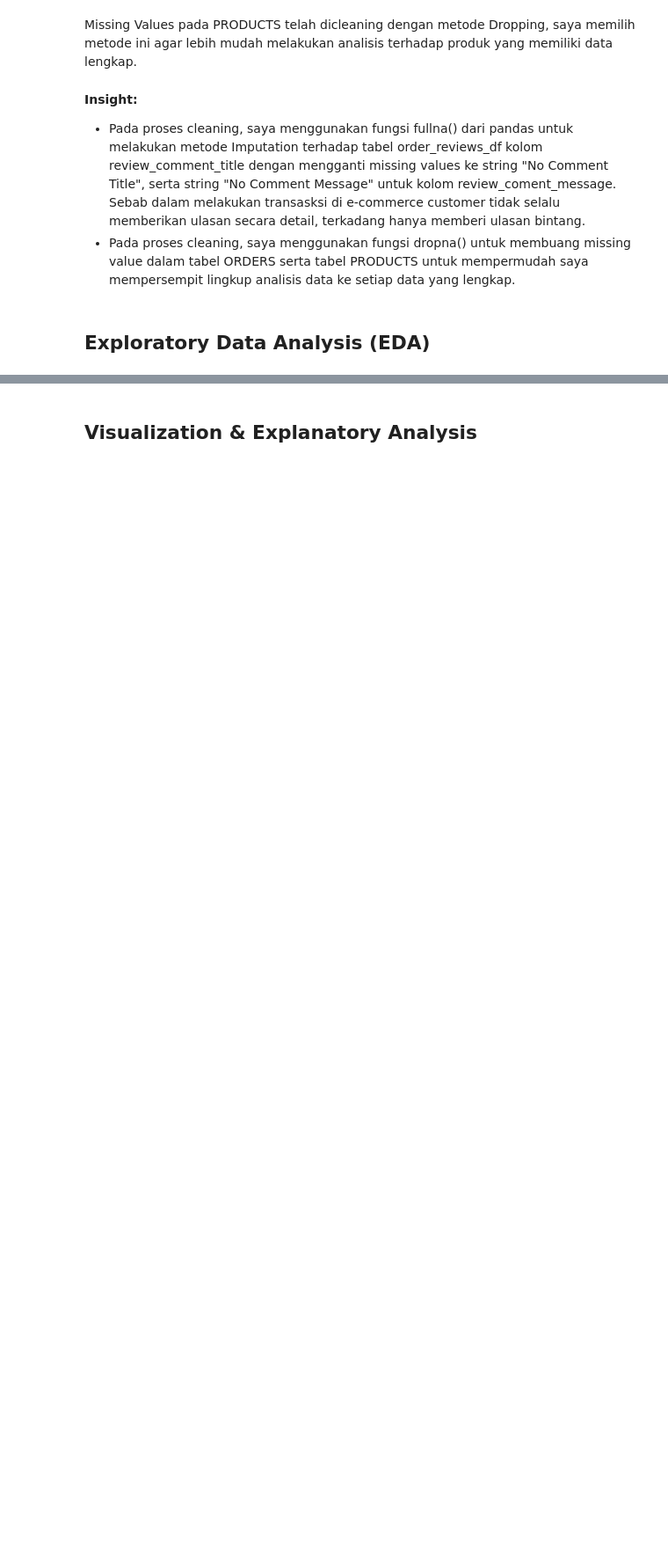
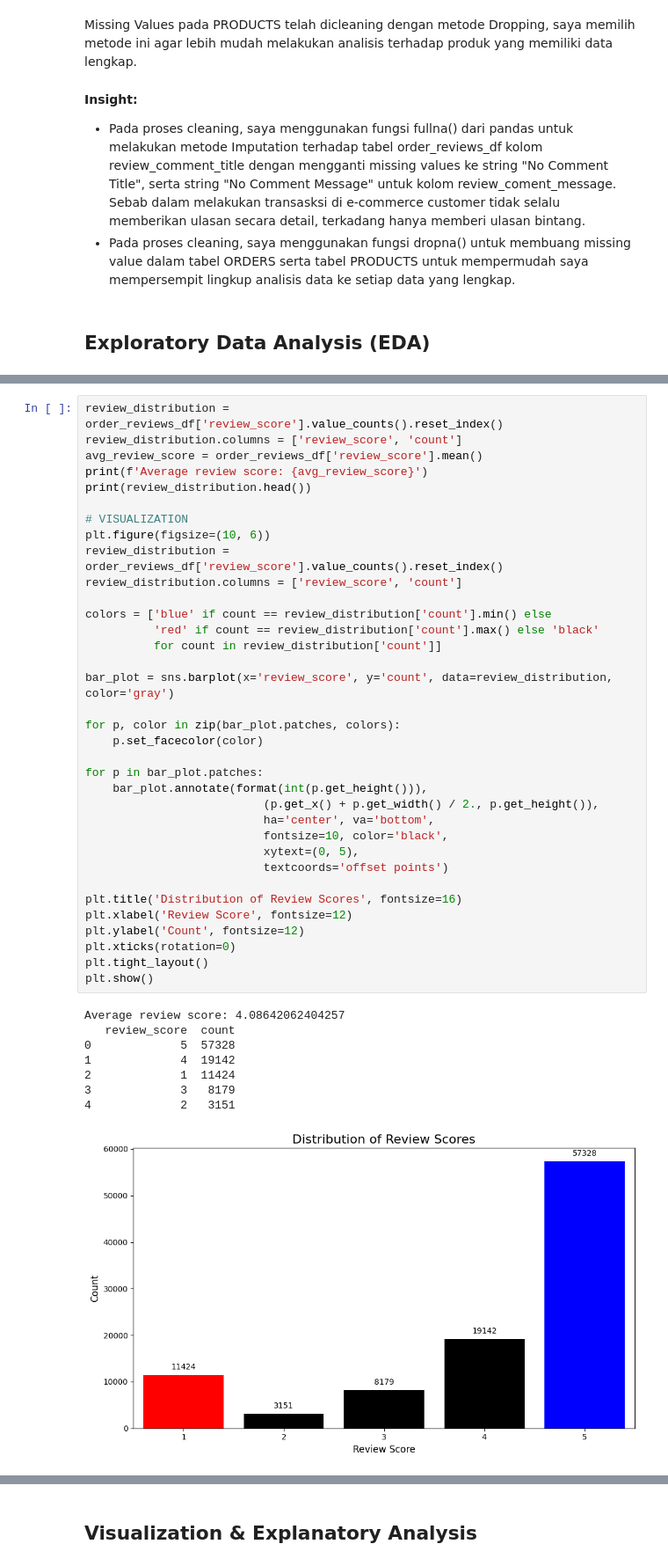
Before and after one commit to rrhnm/Submission-Analisis-Data-Python-Raihan-Maulana, a Jupyter notebook: data-analysis-e-commerce.ipynb, the cells around one changed output, grey strips where cells are left out. Shown at 88% size. Drawn from its saved outputs; the diff is of its cells as text; blank space fills up the shorter version.

```diff
--- a/data-analysis-e-commerce.ipynb
+++ b/data-analysis-e-commerce.ipynb
@@ -890,0 +781,44 @@ dtype: int64
+# %%
+review_distribution = order_reviews_df['review_score'].value_counts().reset_index()
+review_distribution.columns = ['review_score', 'count']
+avg_review_score = order_reviews_df['review_score'].mean()
+print(f'Average review score: {avg_review_score}')
+print(review_distribution.head())
+
+# VISUALIZATION
+plt.figure(figsize=(10, 6))
+review_distribution = order_reviews_df['review_score'].value_counts().reset_index()
+review_distribution.columns = ['review_score', 'count']
+
+colors = ['blue' if count == review_distribution['count'].min() else
+          'red' if count == review_distribution['count'].max() else 'black'
+          for count in review_distribution['count']]
+
+bar_plot = sns.barplot(x='review_score', y='count', data=review_distribution, color='gray')
+
+for p, color in zip(bar_plot.patches, colors):
+    p.set_facecolor(color)
+
+for p in bar_plot.patches:
+    bar_plot.annotate(format(int(p.get_height())),
+                          (p.get_x() + p.get_width() / 2., p.get_height()),
+                          ha='center', va='bottom',
+                          fontsize=10, color='black',
+                          xytext=(0, 5),
+                          textcoords='offset points')
+
+plt.title('Distribution of Review Scores', fontsize=16)
+plt.xlabel('Review Score', fontsize=12)
+plt.ylabel('Count', fontsize=12)
+plt.xticks(rotation=0)
+plt.tight_layout()
+plt.show()
+# %% [output]
+Average review score: 4.08642062404257
+   review_score  count
+0             5  57328
+1             4  19142
+2             1  11424
+3             3   8179
+4             2   3151
+[figure, added]
```
Also changed, not shown: parts of 80 cells of this notebook, 2 other files.
